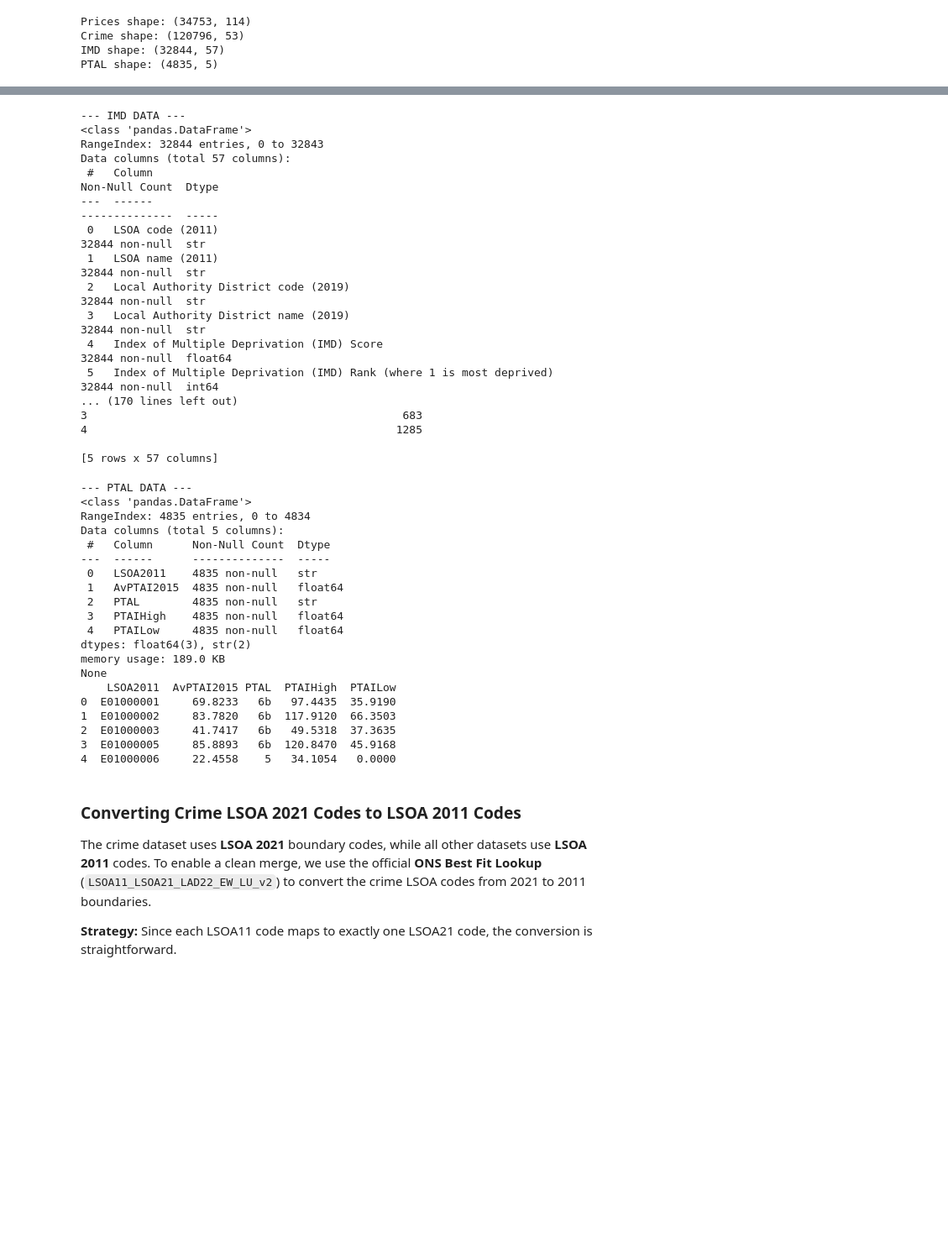
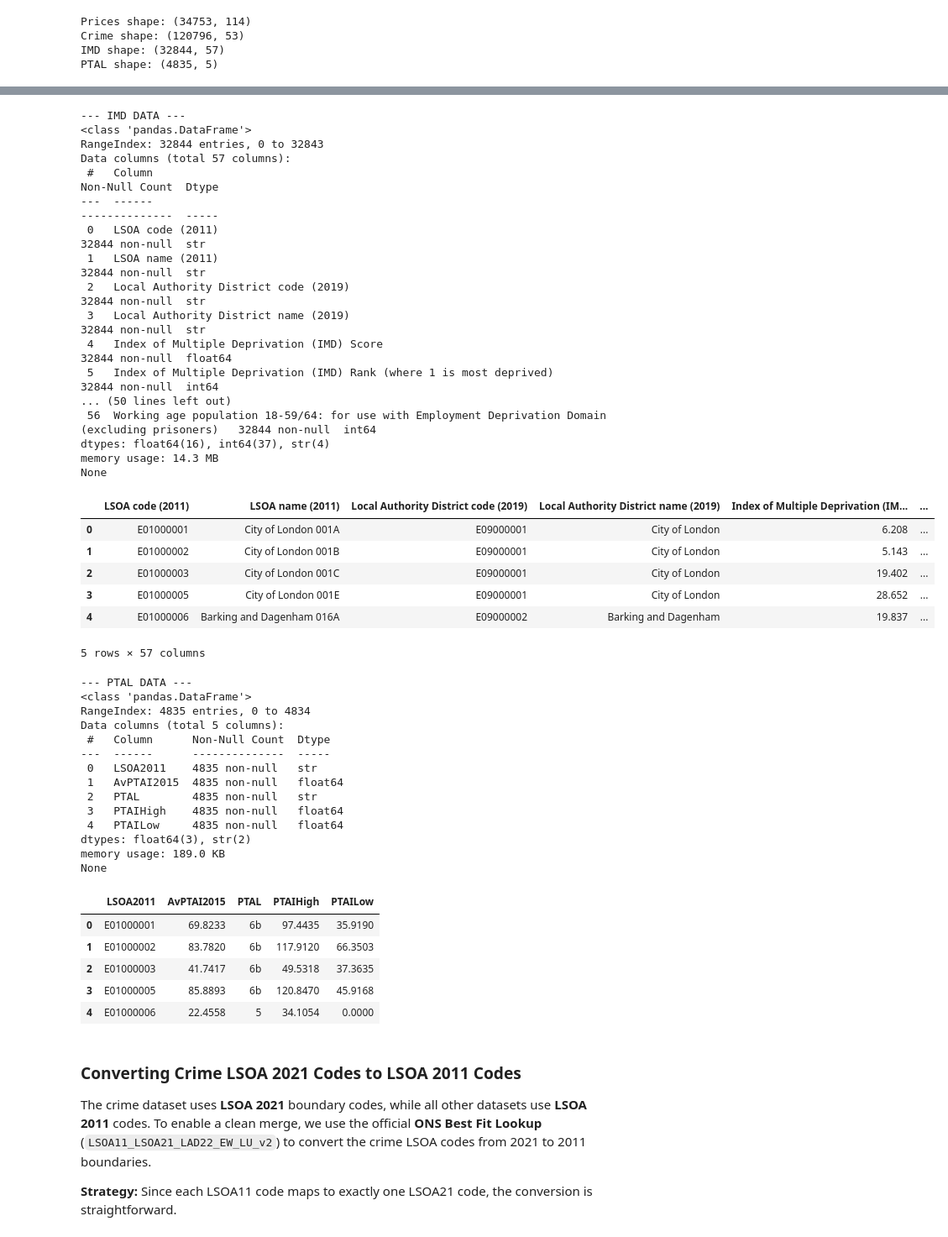
Before and after one commit to RaquelCG1/London-House-Prices-Crime-IMD-transport, a Jupyter notebook: London_Neighbourhood_Analysis.ipynb, the cells around one changed output, grey strips where cells are left out. Shown at 84% size. Cells and saved outputs as stored; diff of their text form; code cells hidden in the pictures; blank space fills up the shorter version.

```diff
--- a/London_Neighbourhood_Analysis.ipynb
+++ b/London_Neighbourhood_Analysis.ipynb
@@ -154,29 +166,36 @@ Data columns (total 53 columns):
 # %%
 print("\n\n--- IMD DATA ---")
 print(imd_df.info())
-print(imd_df.head())
+imd_df.head()
 # %% [output]
 --- IMD DATA ---
 <class 'pandas.DataFrame'>
 RangeIndex: 32844 entries, 0 to 32843
 Data columns (total 57 columns):
  #   Column                                                                                              Non-Null Count  Dtype
 ---  ------                                                                                              --------------  -----
  0   LSOA code (2011)                                                                                    32844 non-null  str
  1   LSOA name (2011)                                                                                    32844 non-null  str
  2   Local Authority District code (2019)                                                                32844 non-null  str
  3   Local Authority District name (2019)                                                                32844 non-null  str
  4   Index of Multiple Deprivation (IMD) Score                                                           32844 non-null  float64
  5   Index of Multiple Deprivation (IMD) Rank (where 1 is most deprived)                                 32844 non-null  int64
-... (170 lines left out)
-3                                                683
-4                                               1285
-
-[5 rows x 57 columns]
+... (50 lines left out)
+ 56  Working age population 18-59/64: for use with Employment Deprivation Domain (excluding prisoners)   32844 non-null  int64
+dtypes: float64(16), int64(37), str(4)
+memory usage: 14.3 MB
+None
+|  | LSOA code (2011) | LSOA name (2011) | Local Authority District code (2019) | Local Authority District name (2019) | Index of Multiple Deprivation (IM... | ... |
+| 0 | E01000001 | City of London 001A | E09000001 | City of London | 6.208 | ... |
+| 1 | E01000002 | City of London 001B | E09000001 | City of London | 5.143 | ... |
+| 2 | E01000003 | City of London 001C | E09000001 | City of London | 19.402 | ... |
+| 3 | E01000005 | City of London 001E | E09000001 | City of London | 28.652 | ... |
+| 4 | E01000006 | Barking and Dagenham 016A | E09000002 | Barking and Dagenham | 19.837 | ... |
+5 rows × 57 columns
 # %%
 print("\n\n--- PTAL DATA ---")
 print(ptal_df.info())
-print(ptal_df.head())
+ptal_df.head()
 # %% [output]
 --- PTAL DATA ---
 <class 'pandas.DataFrame'>
@@ -192,12 +211,12 @@ Data columns (total 5 columns):
 dtypes: float64(3), str(2)
 memory usage: 189.0 KB
 None
-    LSOA2011  AvPTAI2015 PTAL  PTAIHigh  PTAILow
-0  E01000001     69.8233   6b   97.4435  35.9190
-1  E01000002     83.7820   6b  117.9120  66.3503
-2  E01000003     41.7417   6b   49.5318  37.3635
-3  E01000005     85.8893   6b  120.8470  45.9168
-4  E01000006     22.4558    5   34.1054   0.0000
+|  | LSOA2011 | AvPTAI2015 | PTAL | PTAIHigh | PTAILow |
+| 0 | E01000001 | 69.8233 | 6b | 97.4435 | 35.9190 |
+| 1 | E01000002 | 83.7820 | 6b | 117.9120 | 66.3503 |
+| 2 | E01000003 | 41.7417 | 6b | 49.5318 | 37.3635 |
+| 3 | E01000005 | 85.8893 | 6b | 120.8470 | 45.9168 |
+| 4 | E01000006 | 22.4558 | 5 | 34.1054 | 0.0000 |
 # %% [markdown]
 ### Converting Crime LSOA 2021 Codes to LSOA 2011 Codes
 
```
Also changed, not shown: parts of 11 cells of this notebook.
